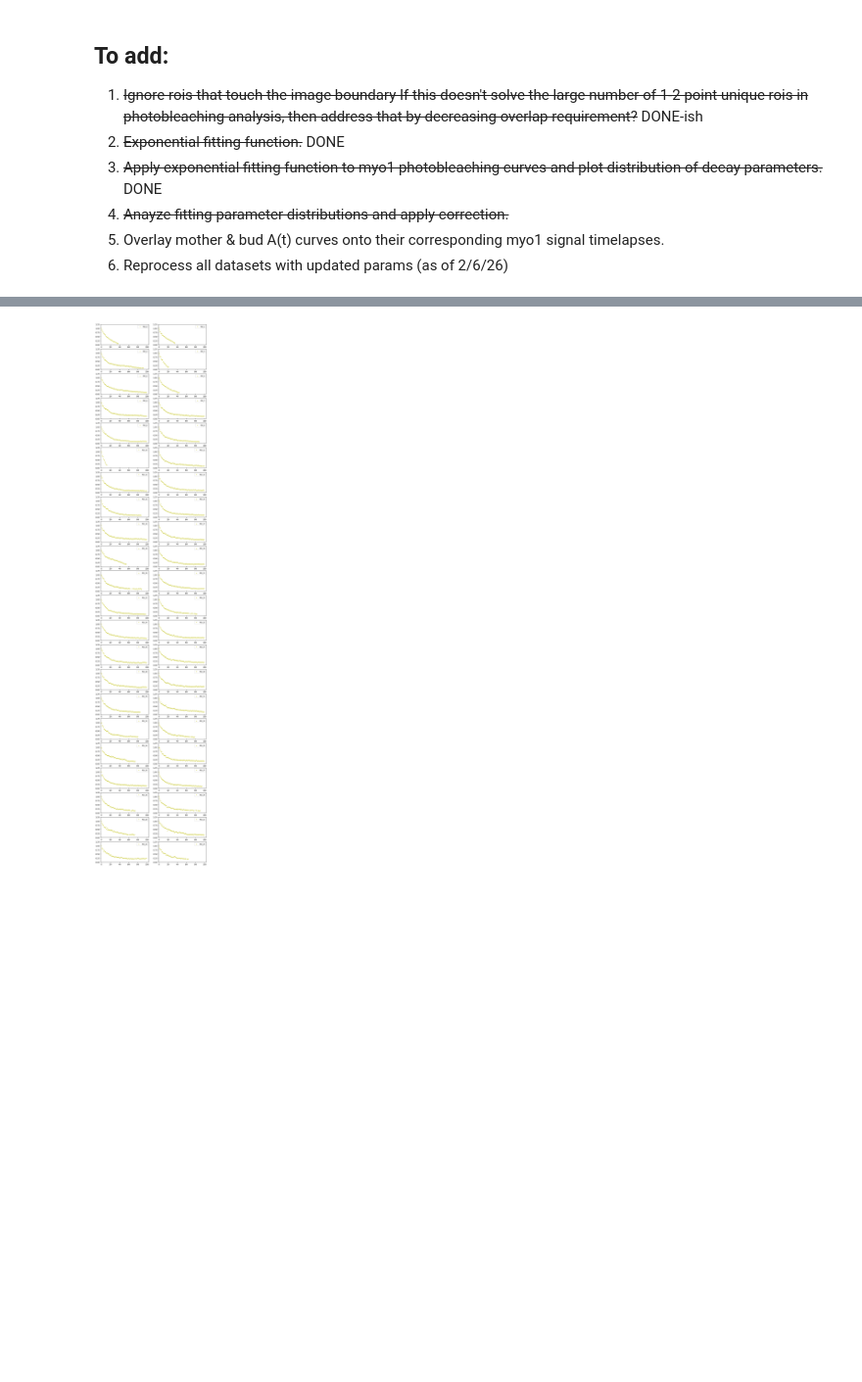
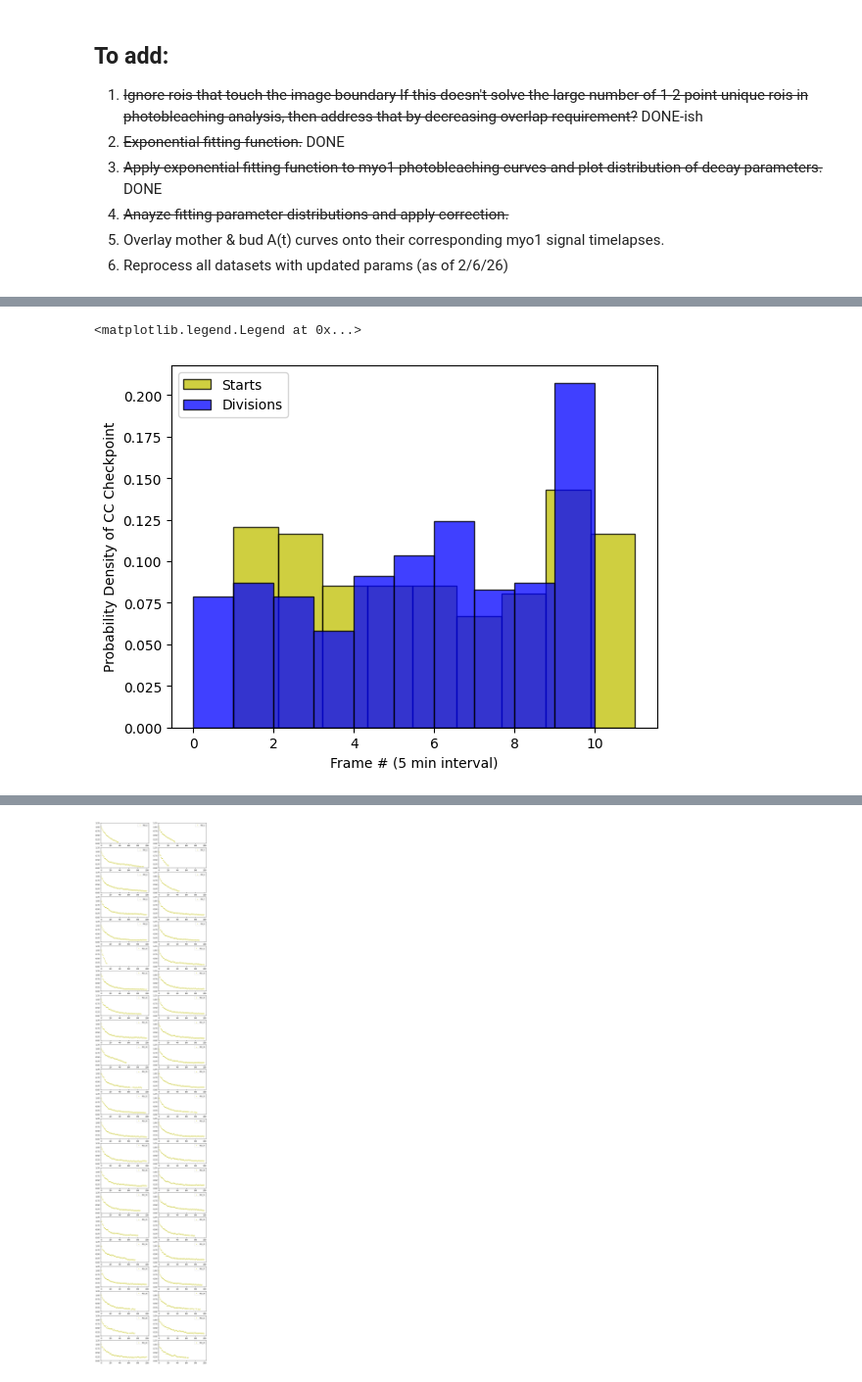
Before and after one commit to jglichowsk/organelle-measure, a Jupyter notebook: organelle_measure/notebooks/myo1-globular-timelapse-analysis.ipynb, the cells around one changed output, grey strips where cells are left out. Shown at 98% size. Saved outputs shown, nothing was run; the diff lists cells and outputs as text; code cells hidden in the pictures; blank space fills up the shorter version.

```diff
--- a/organelle_measure/notebooks/myo1-globular-timelapse-analysis.ipynb
+++ b/organelle_measure/notebooks/myo1-globular-timelapse-analysis.ipynb
@@ -245 +391,11 @@ for id in np.unique(df_01292026_r1['ROI_ID'].values):
+# %%
+plt.figure()
+plt.xlabel('Frame # (5 min interval)')
+plt.ylabel('Probability Density of CC Checkpoint')
+n0,b0,p0=plt.hist(sframes,bins='doane', alpha=0.75, edgecolor='black', density=True, color='y', label='Starts')
+n1,b1,p1=plt.hist(dframes, bins='doane', alpha=0.75, edgecolor='black', density=True, color='b', label='Divisions')
+plt.legend()
+# %% [output]
+<matplotlib.legend.Legend at 0x...>
+[figure, added]
 # %%
```
Also changed, not shown: parts of 21 cells of this notebook, 4 other files.
